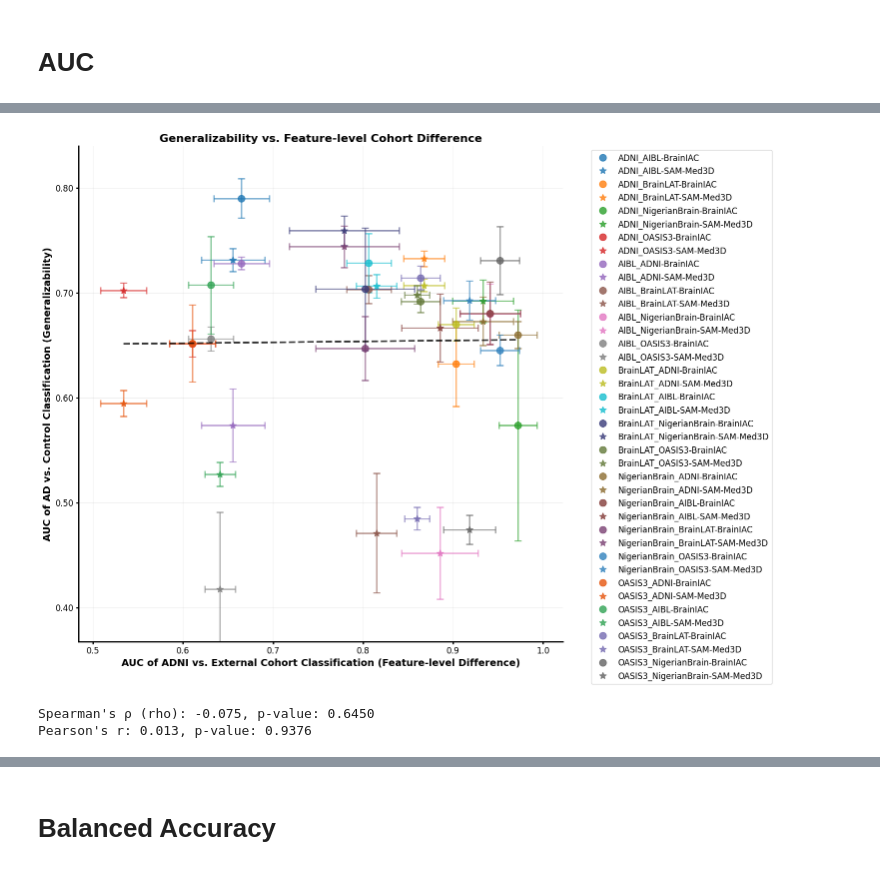
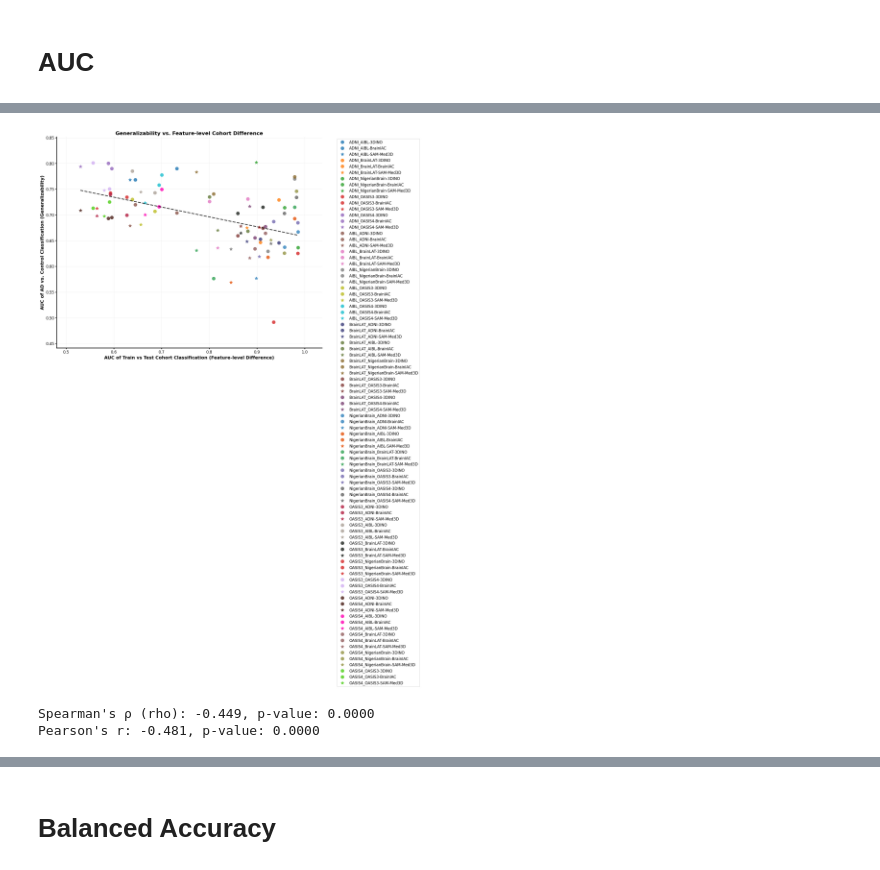
Before and after one commit to kakou34/MFM_Generalization, a Jupyter notebook: src/analysis/correlate.ipynb, the cells around one changed output, grey strips where cells are left out. Saved outputs shown, nothing was run; the diff lists cells and outputs as text; code cells hidden in the pictures.

Commit message:
add 3dino

```diff
--- a/src/analysis/correlate.ipynb
+++ b/src/analysis/correlate.ipynb
@@ -13,0 +31,3 @@ import matplotlib.ticker as mticker
+# %%
+sizes_dict = df_data['cohort'].value_counts().to_dict()
+sizes_dict
@@ -33,12 +64,19 @@ df_cohort_sammed.head()
 # %%
 # Load disease classification results
-df_disease_sammed = pd.read_csv('../../local/output/disease_cls_sammed_results.csv')
+df_disease_sammed = pd.read_csv('../../local/output/disease_cls_sammed_results_enhanced.csv')
 df_disease_sammed.set_index('split', inplace=True)
 df_disease_sammed['model'] = 'SAM-Med3D'
 df_disease_sammed['experiment'] = df_disease_sammed['train'] + '_' + df_disease_sammed['test']
-df_disease_brainiac = pd.read_csv('../../local/output/disease_cls_brainiac_results.csv')
+
+df_disease_brainiac = pd.read_csv('../../local/output/disease_cls_brainiac_results_enhanced.csv')
 df_disease_brainiac.set_index('split', inplace=True)
 df_disease_brainiac['model'] = 'BrainIAC'
+df_disease_brainiac['experiment'] = df_disease_brainiac['train'] + '_' + df_disease_brainiac['test']
+
+df_disease_dino = pd.read_csv('../../local/output/disease_cls_dino_results_enhanced.csv')
+df_disease_dino.set_index('split', inplace=True)
+df_disease_dino['model'] = '3DINO'
+df_disease_dino['experiment'] = df_disease_dino['train'] + '_' + df_disease_dino['test']
 # %%
 df_disease_sammed.head()
 # %% [output]
@@ -52,6 +90,6 @@ df_disease_sammed.head()
 # %%
-df_cohort_all = pd.concat([df_cohort_sammed, df_cohort_brainiac], axis=0)
-df_disease_all = pd.concat([df_disease_sammed, df_disease_brainiac], axis=0)
+df_cohort_all = pd.concat([df_cohort_sammed, df_cohort_brainiac, df_cohort_dino], axis=0)
+df_disease_all = pd.concat([df_disease_sammed, df_disease_brainiac, df_disease_dino], axis=0)
 
 # remove internal validation results
 df_disease_all = df_disease_all[
@@ -177,5 +210,8 @@ combined_df
 # %%
 combined_df['experiment'] = combined_df['train'] + '_' + combined_df['test'] + '-' + combined_df['model']
+# %%
+combined_df['train_size'] = combined_df['train'].map(sizes_dict)
+combined_df['test_size'] = combined_df['test'].map(sizes_dict)
 # %%
 rho, p_value = stats.spearmanr(combined_df['cohort_mean'], combined_df['disease_mean'])
 rho, p_value
@@ -239,11 +297,21 @@ color_map = dict(zip(dataset_names,  [
     "#e6550d",  # Deep Orange
     "#31a354",  # Bright Green
     "#756bb1",  # Medium Purple
-    "#636363"   # Dark Gray
+    "#636363",   # Dark Gray
+    "#b41f42",  # Blue
+    "#aba198",  # Orange
+    "#1b201b",  # Green
+    "#d62728",  # Red
+    "#d3b1f3",  # Purple
+    "#481d15",  # Brown
+    "#ff00b3",  # Pink
+    "#935d5d",  # Gray
+    "#949444",  # Olive
+    "#4ecf17"  # Teal
 ]))
 
 # Assign markers based on suffix
-marker_map = {'BrainIAC': 'o', 'SAM-Med3D': '*'}
+marker_map = {'BrainIAC': 'o', 'SAM-Med3D': '*', 'DINO': 's'}
 
 mean_cohort_acc = combined_df['cohort_mean'].values
 mean_adcn_acc = combined_df['disease_mean'].values
@@ -265,10 +333,10 @@ plot_data.sort(key=lambda x: x[0])
 # Create figure
 plt.figure(figsize=(15, 12))
 
-# Plot error bars
-for name, x, y, xerr, yerr, color, marker in plot_data:
-    plt.errorbar(x, y, xerr=xerr, yerr=yerr, fmt='none', color=color,
-                 capsize=5, capthick=2, elinewidth=2, alpha=0.6)
+# # Plot error bars
+# for name, x, y, xerr, yerr, color, marker in plot_data:
+#     plt.errorbar(x, y, xerr=xerr, yerr=yerr, fmt='none', color=color,
+#                  capsize=5, capthick=2, elinewidth=2, alpha=0.6)
 
 # Plot scatter points
 for name, x, y, xerr, yerr, color, marker in plot_data:
@@ -286,7 +354,7 @@ plt.plot(x_line, y_line, color='black', linestyle='--', linewidth=2.5, alpha=0.8
          label='_nolegend_')  # prevents trendline from appearing in legend
 
 # Labels and title
-plt.xlabel('AUC of ADNI vs. External Cohort Classification (Feature-level Difference)', fontsize=14, fontweight='bold')
+plt.xlabel('AUC of Train vs Test Cohort Classification (Feature-level Difference)', fontsize=14, fontweight='bold')
 plt.ylabel('AUC of AD vs. Control Classification (Generalizability)', fontsize=14, fontweight='bold')
 plt.title('Generalizability vs. Feature-level Cohort Difference', fontsize=16, fontweight='bold')
 
@@ -299,36 +367,36 @@ ax.spines['left'].set_linewidth(2)
 ax.tick_params(width=2, labelsize=12)
 
 ax = plt.gca()
 ax.yaxis.set_major_formatter(mticker.FormatStrFormatter('%.2f'))
 
 # Grid
 plt.grid(True, alpha=0.2, linestyle='-')
 
 # Axis limits with padding
 plt.xlim(min(mean_cohort_acc) - 0.05, max(mean_cohort_acc) + 0.05)
 plt.ylim(min(mean_adcn_acc) - 0.05, max(mean_adcn_acc) + 0.05)
 
 # Legend below plot, alphabetical order
 handles, labels = ax.get_legend_handles_labels()
 sorted_handles_labels = sorted(zip(labels, handles), key=lambda x: x[0])
 labels_sorted, handles_sorted = zip(*sorted_handles_labels)
 plt.legend(handles_sorted, labels_sorted, bbox_to_anchor=(1.05, 1), loc='upper left',
            fontsize=12)
 
 plt.tight_layout()
 plt.show()
 
 # Spearman correlation
 rho, p_value = stats.spearmanr(mean_cohort_acc, mean_adcn_acc)
 print(f"Spearman's ρ (rho): {rho:.3f}, p-value: {p_value:.4f}")
 
 # Pearson correlation
 pearson_r, pearson_p = stats.pearsonr(mean_cohort_acc, mean_adcn_acc)
 print(f"Pearson's r: {pearson_r:.3f}, p-value: {pearson_p:.4f}")
 # %% [output]
-[figure, old version]
+[figure, new version]
-Spearman's ρ (rho): -0.075, p-value: 0.6450
-Pearson's r: 0.013, p-value: 0.9376
+Spearman's ρ (rho): -0.449, p-value: 0.0000
+Pearson's r: -0.481, p-value: 0.0000
 # %%
 # -------------------------------
 # Model markers
```
Also changed, not shown: parts of 40 cells of this notebook.
